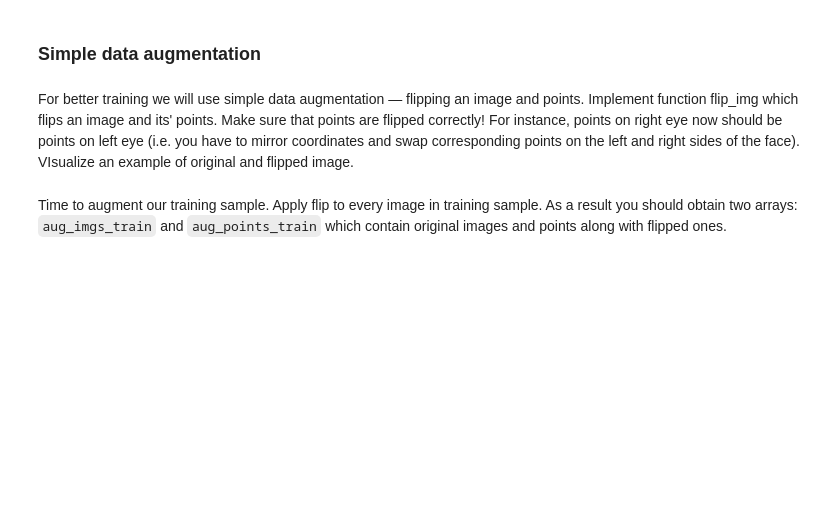
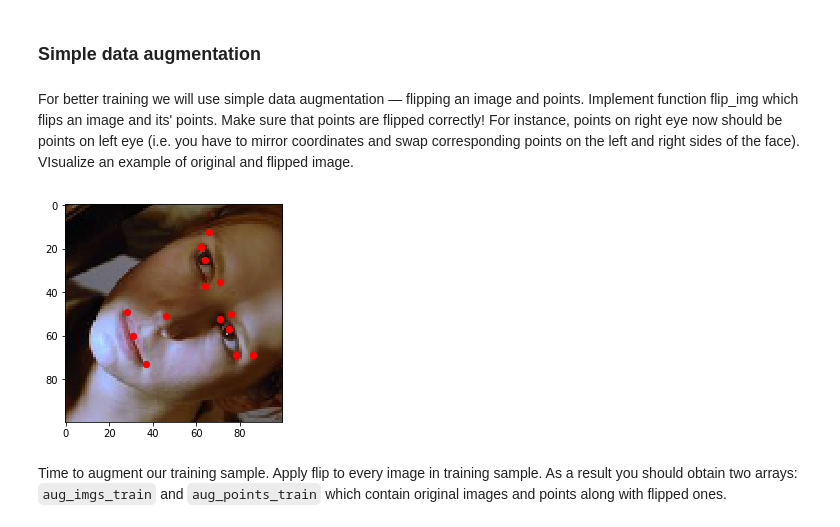
Before and after one commit to nikhilkuria/workbooks, a Jupyter notebook: courseera-deep-learning-image/week2/facial-keypoints/Facial keypoints.ipynb, the cells around one changed output. Drawn from its saved outputs; the diff is of its cells as text; code cells hidden in the pictures; blank space fills up the shorter version.

```diff
--- a/courseera-deep-learning-image/week2/facial-keypoints/Facial keypoints.ipynb
+++ b/courseera-deep-learning-image/week2/facial-keypoints/Facial keypoints.ipynb
@@ -117,12 +125,22 @@ imgs_train, imgs_val, points_train, points_val = train_test_split(imgs, points,
 ### Simple data augmentation
 # %% [markdown]
 For better training we will use simple data augmentation — flipping an image and points. Implement function flip_img which flips an image and its' points. Make sure that points are flipped correctly! For instance, points on right eye now should be points on left eye (i.e. you have to mirror coordinates and swap corresponding points on the left and right sides of the face). VIsualize an example of original and flipped image.
-# %%
-def flip_img(img, points):
-    # Write your code for flipping here
-    pass
-
-f_img, f_points = flip_img(imgs[1], points[1])
-visualize_points(f_img, f_points)
+# %%
+def flip_img(img, points):
+    # using numpy flip for the image
+    f_img = np.flip(img,1)
+    # flipping points by multipying x values with -1
+    flipped_points = np.zeros(len(points))
+    for point,index in zip(np.nditer(points), range(len(points))):
+        flipped_points[index]=point
+        if index%2 == 0:
+            flipped_points[index]=point*-1
+    return f_img, flipped_points
+
+
+f_img, f_points = flip_img(imgs[2], points[2])
+visualize_points(f_img, f_points)
+# %% [output]
+[figure, added]
 # %% [markdown]
 Time to augment our training sample. Apply flip to every image in training sample. As a result you should obtain two arrays: `aug_imgs_train` and `aug_points_train` which contain original images and points along with flipped ones.
```
Also changed, not shown: parts of 8 cells of this notebook, 1 other file.
